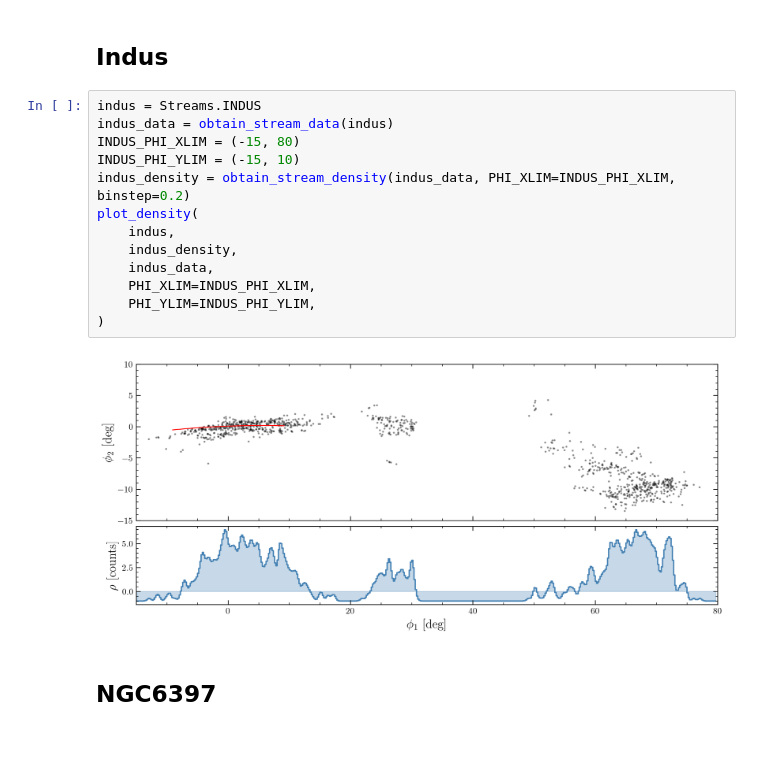
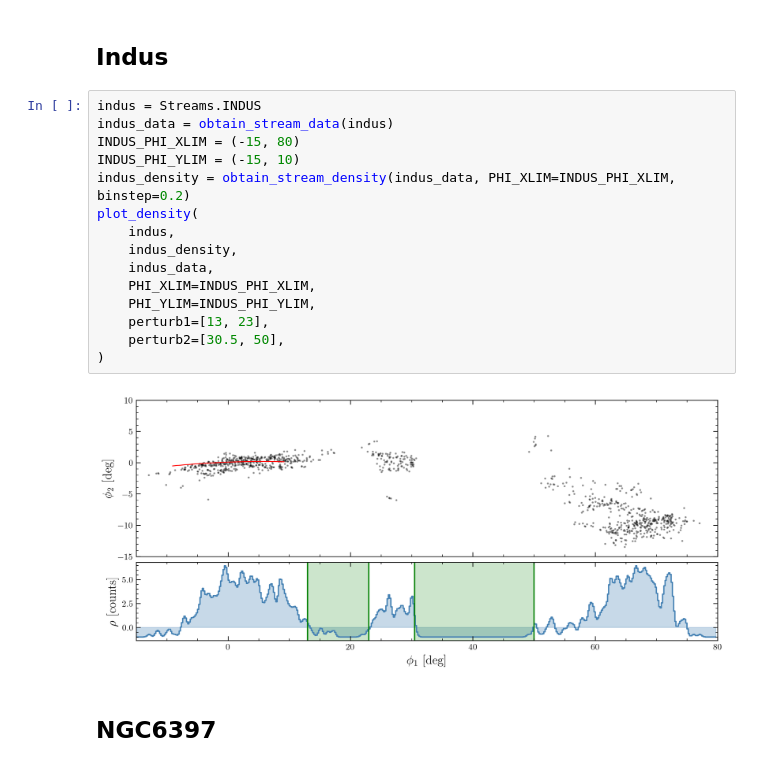
Before and after one commit to ravioli1369/ast5011-project, a Jupyter notebook: other_streams.ipynb, the cells around one changed output. Saved outputs shown, nothing was run; the diff lists cells and outputs as text.

Commit message:
mark perturbations

```diff
--- a/other_streams.ipynb
+++ b/other_streams.ipynb
@@ -34,18 +34,20 @@ plot_density(
 # %%
 indus = Streams.INDUS
 indus_data = obtain_stream_data(indus)
 INDUS_PHI_XLIM = (-15, 80)
 INDUS_PHI_YLIM = (-15, 10)
 indus_density = obtain_stream_density(indus_data, PHI_XLIM=INDUS_PHI_XLIM, binstep=0.2)
 plot_density(
     indus,
     indus_density,
     indus_data,
     PHI_XLIM=INDUS_PHI_XLIM,
     PHI_YLIM=INDUS_PHI_YLIM,
+    perturb1=[13, 23],
+    perturb2=[30.5, 50],
 )
 # %% [output]
-[figure, old version]
+[figure, new version]
 # %% [markdown]
 ## **NGC6397**
 # %%
```
Also changed, not shown: parts of 4 cells of this notebook, 7 other files.
